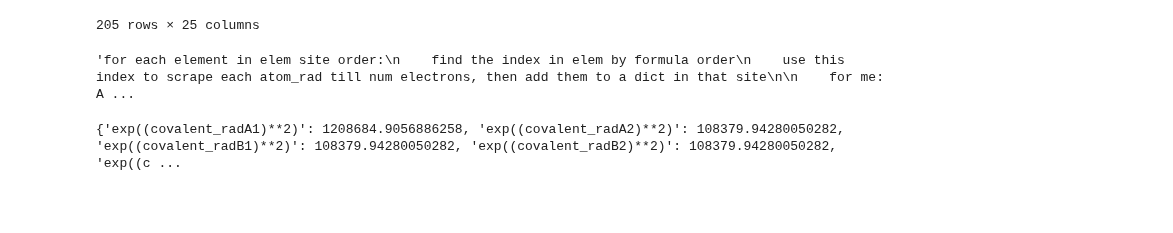
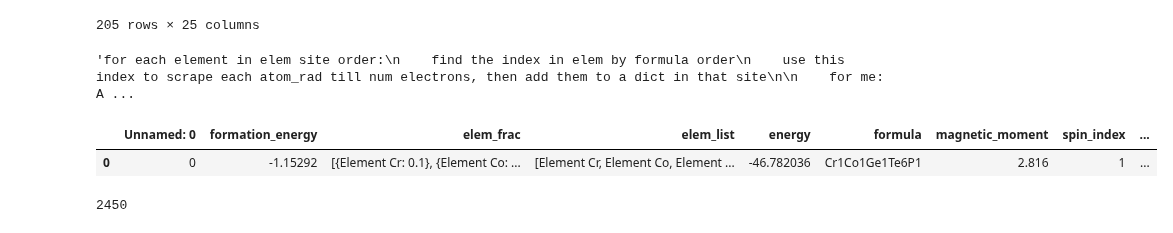
Before and after one commit to erikswanke/2d-Material-Science, a Jupyter notebook: critical role descriptor.ipynb, the cells around one changed output. Drawn from its saved outputs; the diff is of its cells as text; code cells hidden in the pictures; blank space fills up the shorter version.

```diff
--- a/critical role descriptor.ipynb
+++ b/critical role descriptor.ipynb
@@ -288,28 +303,31 @@ def calculate(pairlist, id, sign, row):
     return dct
 # %%
-#add and sub is both same amount of calculations
-#['P1','P1', '.'],['P2','P2', '.'],['P3','P3', '.'],
 cols_to_add = [['P1','P1', '.'],['P2','P2', '.'],['P3','P3', '.'],['Q1+','P1', '+'],
                ['Q1-','P1', '-'], ['Q2+','P2', '+'],['Q2-','P2', '-'],
                ['Q3+','P3', '+'],['Q3-','P3', '-'],
-               ['C3', 'P3&Q3', '**2'], ['D3', 'P3&Q3', 'exp'],
-                ['E3', 'C3', 'exp2'] ]#, ['F1', ['Q1+', 'Q1-'], '++']] # name, type, sign
+               ['C3', 'P3&Q3', '**2'], ['D3', 'P3&Q3', 'exp'], ['E3', 'C3', 'exp2'] ,
+               ['F1', 'Q1&Q1', '++'], ['F2', 'Q2&Q2', '++'], ['F3', 'Q3&Q3', '++'],
+                ] # name, type, sign
 
 pairs = [('A1', 'A2'),('A1', 'X'),('A2', 'X'),('B1', 'X'),('B2', 'X')]
 
-#pairs_sub = [('A1', 'A2'),('A1', 'X'),('A2', 'X'),('B1', 'X'),('B2', 'X'), ('A2', 'A1'), ('X', 'A1'), ('X', 'A2'), ('X', 'B1'), ('X', 'B2')]
 for p in cols_to_add:
     df[p[0]] = [{} for _ in range(len(df))]
 
 for c in cols_to_add:
     for(index, row) in df.iterrows():
         tmp = calculate(pairs, c[1], c[2], row)
         df.at[index, c[0]] = tmp
         #print(c[0])
 
-# display(df.head(1))
-#print(len(df.iloc[5]['E3']))
+display(df.head(1))
+# print(len(df.iloc[5]['P3']))
+# print(len(df.iloc[5]['C3']))
+# print(len(df.iloc[5]['D3']))
+print(len(df.iloc[5]['F1']))
 # %% [output]
+|  | Unnamed: 0 | formation_energy | elem_frac | elem_list | energy | formula | magnetic_moment | spin_index | ... |
+| 0 | 0 | -1.15292 | [{Element Cr: 0.1}, {Element Co: ... | [Element Cr, Element Co, Element ... | -46.782036 | Cr1Co1Ge1Te6P1 | 2.816 | 1 | ... |
-{'exp((covalent_radA1)**2)': 1208684.9056886258, 'exp((covalent_radA2)**2)': 108379.94280050282, 'exp((covalent_radB1)**2)': 108379.94280050282, 'exp((covalent_radB2)**2)': 108379.94280050282, 'exp((c ...
+2450
 # %%
 #expand dataframe into model friendly format
```
Also changed, not shown: parts of 4 cells of this notebook.
